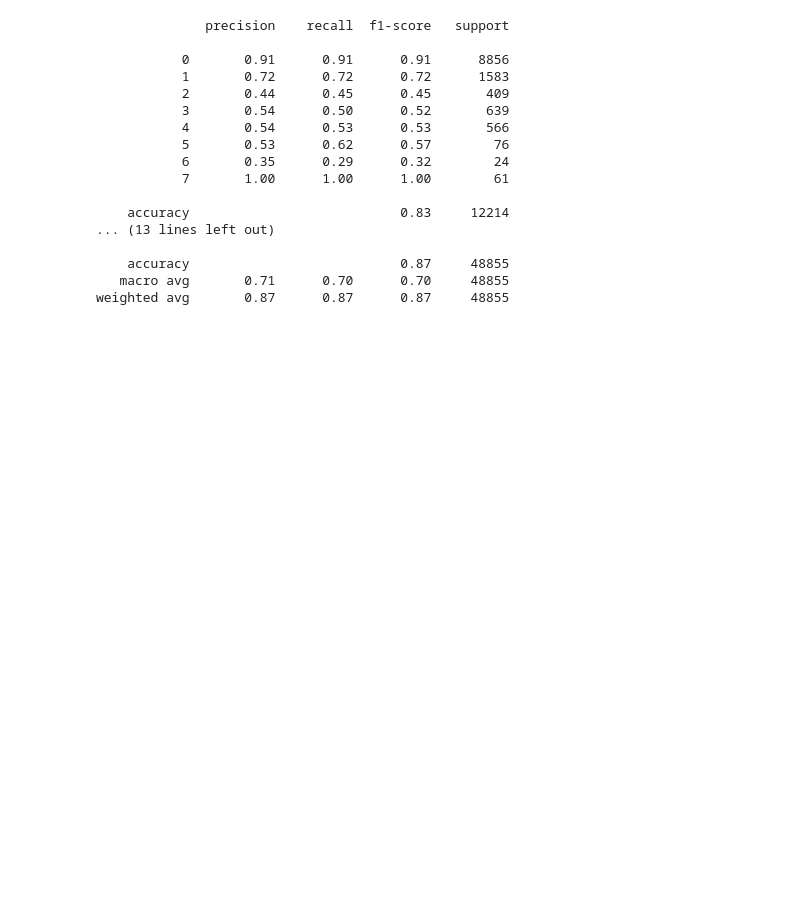
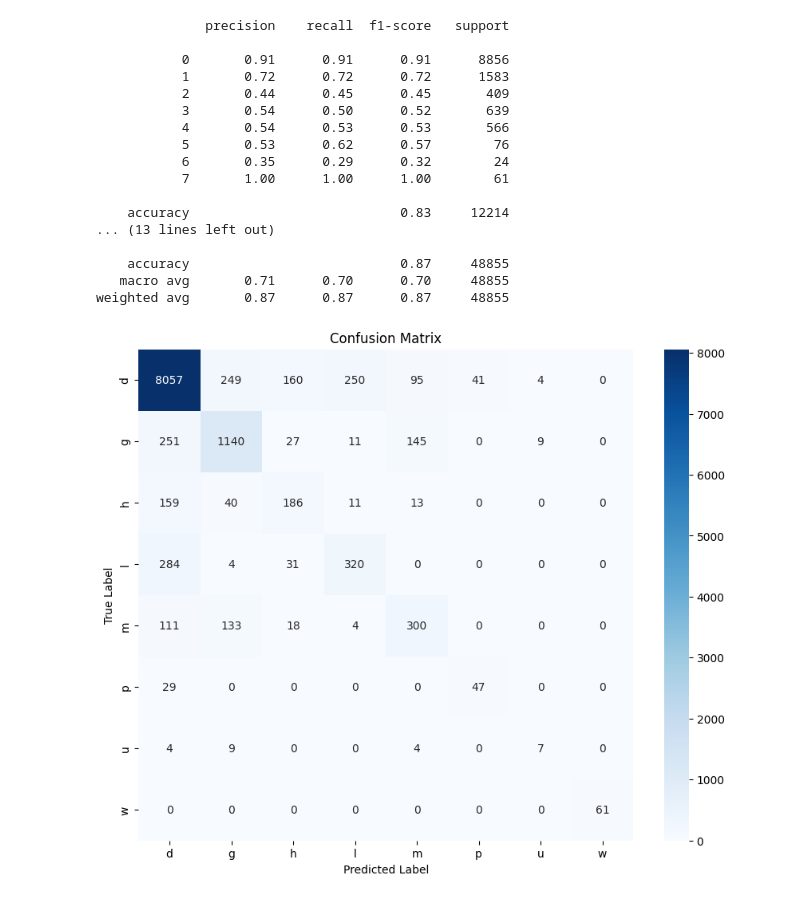
Before and after one commit to arnavkamra14/CSE151A_MushroomAnalysis, a Jupyter notebook: RandomForest.ipynb, the cells around one changed output. Saved outputs shown, nothing was run; the diff lists cells and outputs as text; code cells hidden in the pictures; blank space fills up the shorter version.

Commit message:
Graphs for Random Forests

```diff
--- a/RandomForest.ipynb
+++ b/RandomForest.ipynb
@@ -116,6 +116,16 @@ model_filename = 'random_forest_model.model'
 dump(best_estimator, model_filename)
 # %% [output]
 ['random_forest_model.model']
+# %%
+from joblib import dump, load
+
+model = load('random_forest_model.model')
+# %%
+from sklearn.model_selection import train_test_split
+
+X_train, X_test, y_train, y_test = train_test_split(X, y_encoded, test_size=0.2, random_state=42)
+
+y_pred = model.predict(X_test)
 # %%
 from sklearn.metrics import classification_report
 print(classification_report(y_test, y_pred))
@@ -141,3 +151,19 @@ print(classification_report(y_train, y_train_pred))
     accuracy                           0.87     48855
    macro avg       0.71      0.70      0.70     48855
 weighted avg       0.87      0.87      0.87     48855
+# %%
+from sklearn.metrics import confusion_matrix
+import matplotlib.pyplot as plt
+import seaborn as sns
+
+cm = confusion_matrix(y_test, y_pred)
+class_names = encoder.classes_  # Adjust based on your encoding
+
+plt.figure(figsize=(10, 8))
+sns.heatmap(cm, annot=True, fmt="d", cmap="Blues", xticklabels=class_names, yticklabels=class_names)
+plt.title('Confusion Matrix')
+plt.xlabel('Predicted Label')
+plt.ylabel('True Label')
+plt.show()
+# %% [output]
+[figure, added]
```
Also changed, not shown: parts of 2 cells of this notebook, 2 other files.
